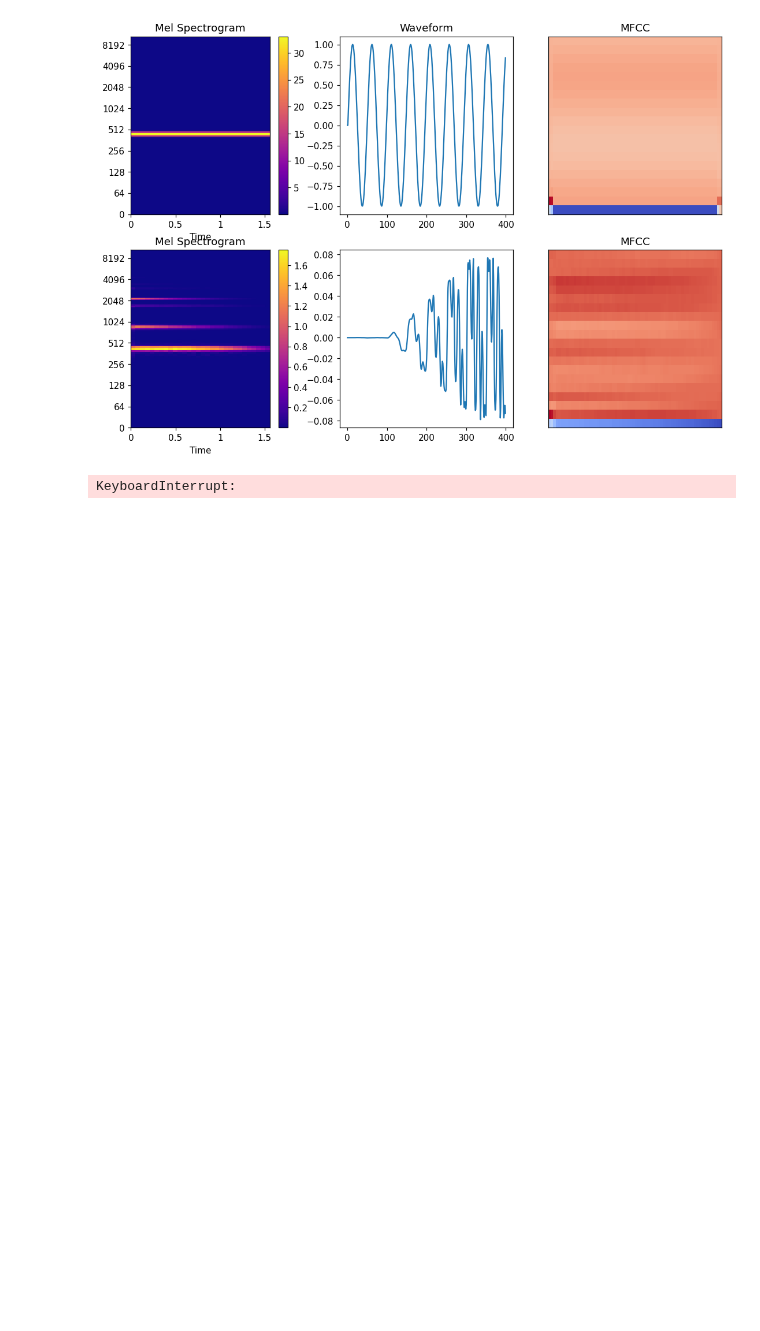
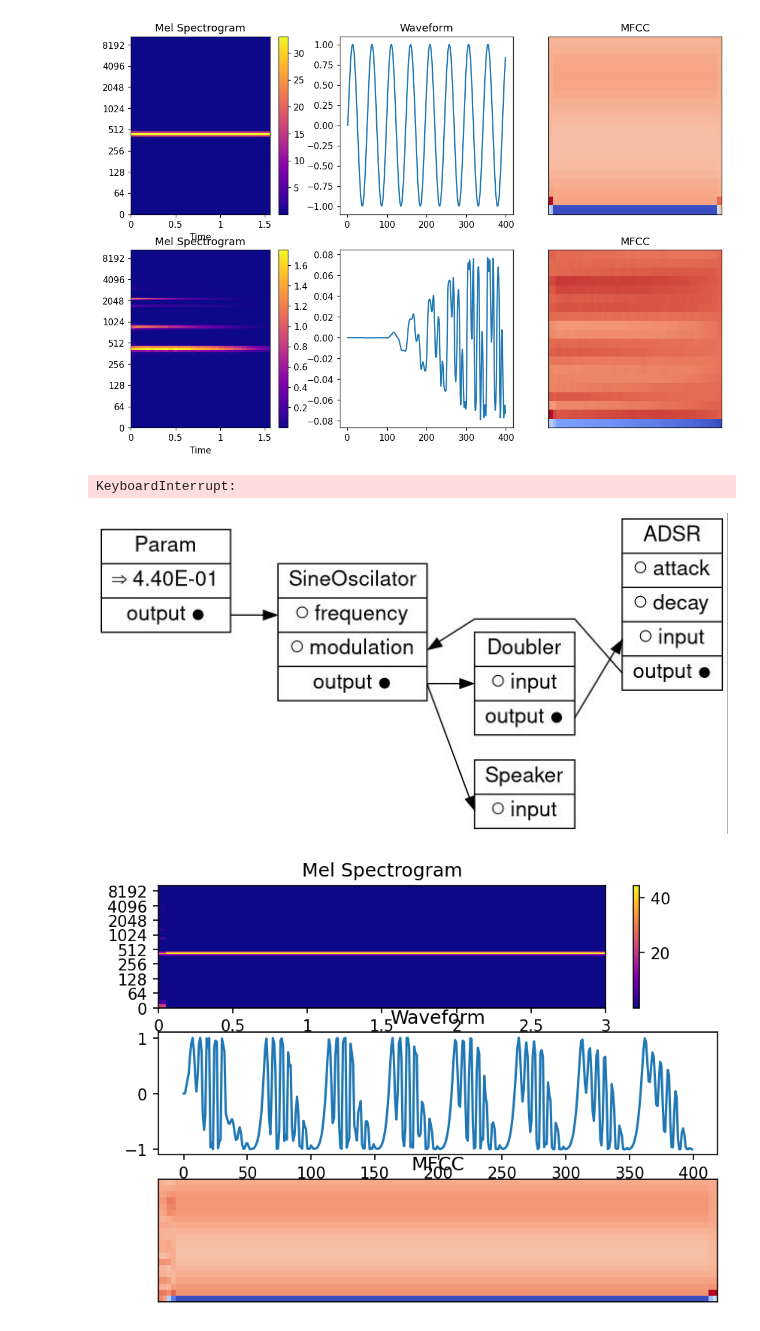
Before and after one commit to Wint3rmute/luthier, a Jupyter notebook: prototyping.ipynb, the cells around one changed output. Saved outputs shown, nothing was run; the diff lists cells and outputs as text; code cells hidden in the pictures; blank space fills up the shorter version.

```diff
--- a/prototyping.ipynb
+++ b/prototyping.ipynb
@@ -11,7 +11,7 @@ from prototyping import *
 from dtw import dtw
 from numpy.linalg import norm
 import os
-plt.rcParams['figure.dpi'] = 110
+plt.rcParams['figure.dpi'] = 150
 # %%
 def get_spectrogram(audio_arr):
     # Create BFT object and extract mel spectrogram
@@ -163,38 +163,58 @@ iteration 822
 KeyboardInterrupt:
 # %%
 graph = get_starting_graph()
+
+def get_node_of_type(graph, node_type):
+    for node_handle, node in graph.nodes.items():
+        if isinstance(node, node_type):
+            return node_handle
+
+sine = get_node_of_type(graph, SineOscilator)
+# sine = get_node_of_type(graph, SineOscilator)
+doubler = graph.add_node(Doubler())
+# graph.connections.pop(1)
+graph.patch(sine, "output", doubler, "input")
+adsr = graph.add_node(ADSR())
+graph.patch(doubler, "output", adsr, "input")
+graph.patch(adsr, "output", sine, "modulation")
+
+
+# graph.patch
 # graph.nodes[]
-randomize_random_param(graph)
-randomize_random_param(graph)
-randomize_random_param(graph)
-randomize_random_param(graph)
+# randomize_random_param(graph)
+# randomize_random_param(graph)
+# randomize_random_param(graph)
+# randomize_random_param(graph)
 
 audio_arr = np.zeros(SAMPLE_RATE * 3)
 for i in range(len(audio_arr)):
     audio_arr[i] = graph.tick()
 
 fig, (ax1, ax2, ax3) = plt.subplots(3, 1, sharex=False, sharey=False)
 
 
 bft_obj, spec_arr = get_spectrogram(audio_arr)
 show_spectrogram(len(audio_arr), bft_obj, spec_arr, ax1)
 
 # print(spec_arr.shape)
 # print(audio_arr)
 
 # audio_len = audio_arr.shape[-1]
 
 ax3.set_title("MFCC")
 generated_sample_mfcc = librosa.feature.mfcc(y=audio_arr, sr=SAMPLE_RATE)
 librosa.display.specshow(generated_sample_mfcc, ax=ax3)
 
 ax2.set_title("Waveform")
 ax2.plot(audio_arr[:400])
 
-plt.show()
+# plt.show()
 display(Image(graph.draw()))
 
-display(Audio(data=audio_arr, rate=SAMPLE_RATE))
+# display(Audio(data=audio_arr, rate=SAMPLE_RATE))
 # display(Audio(data=fm_sample_data, rate=SAMPLE_RATE))
 # plt.show()
 # audio_arr
+# %% [output]
+[figure, added]
+[figure, added]
```
Also changed, not shown: 1 other file.
